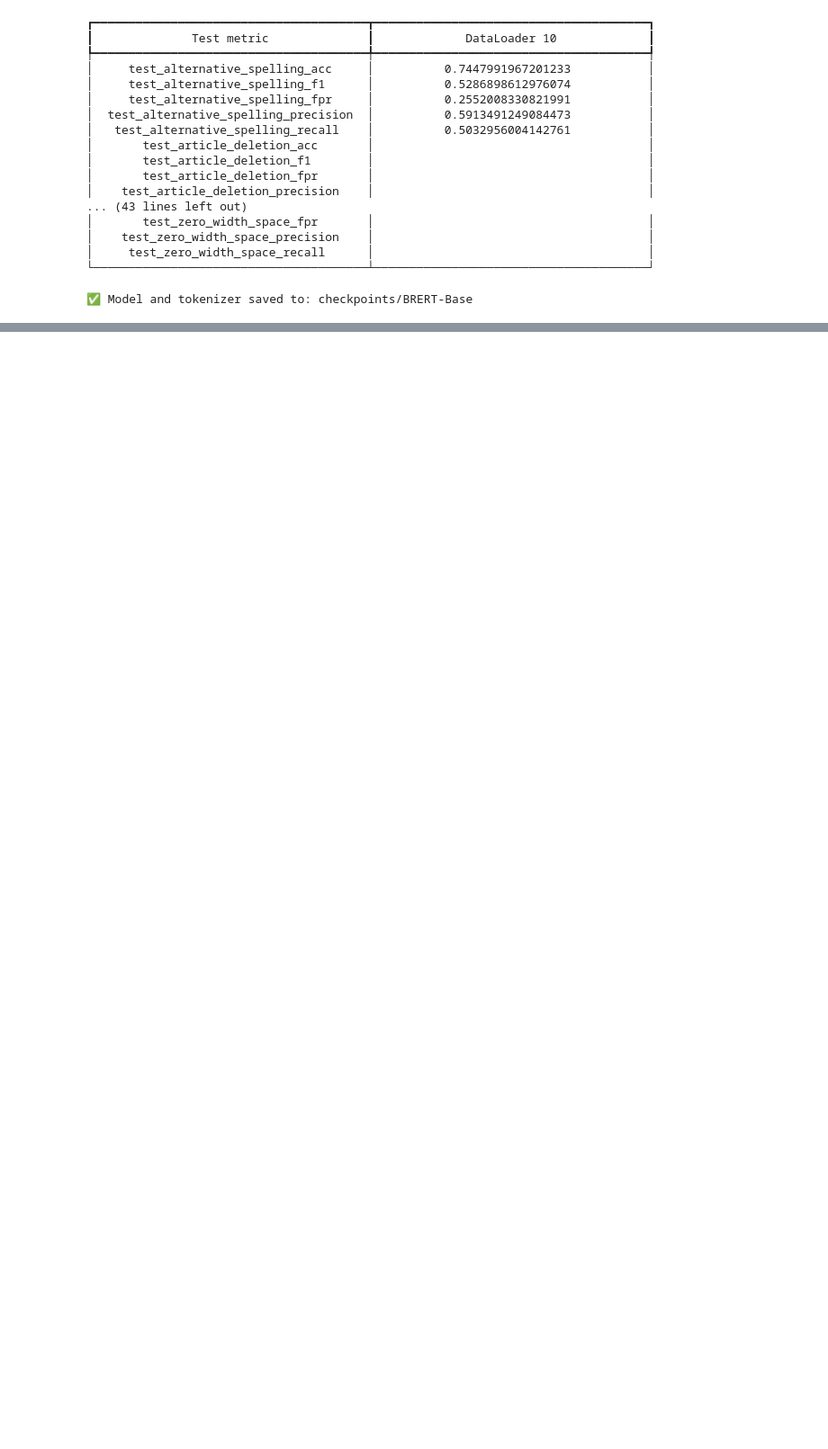
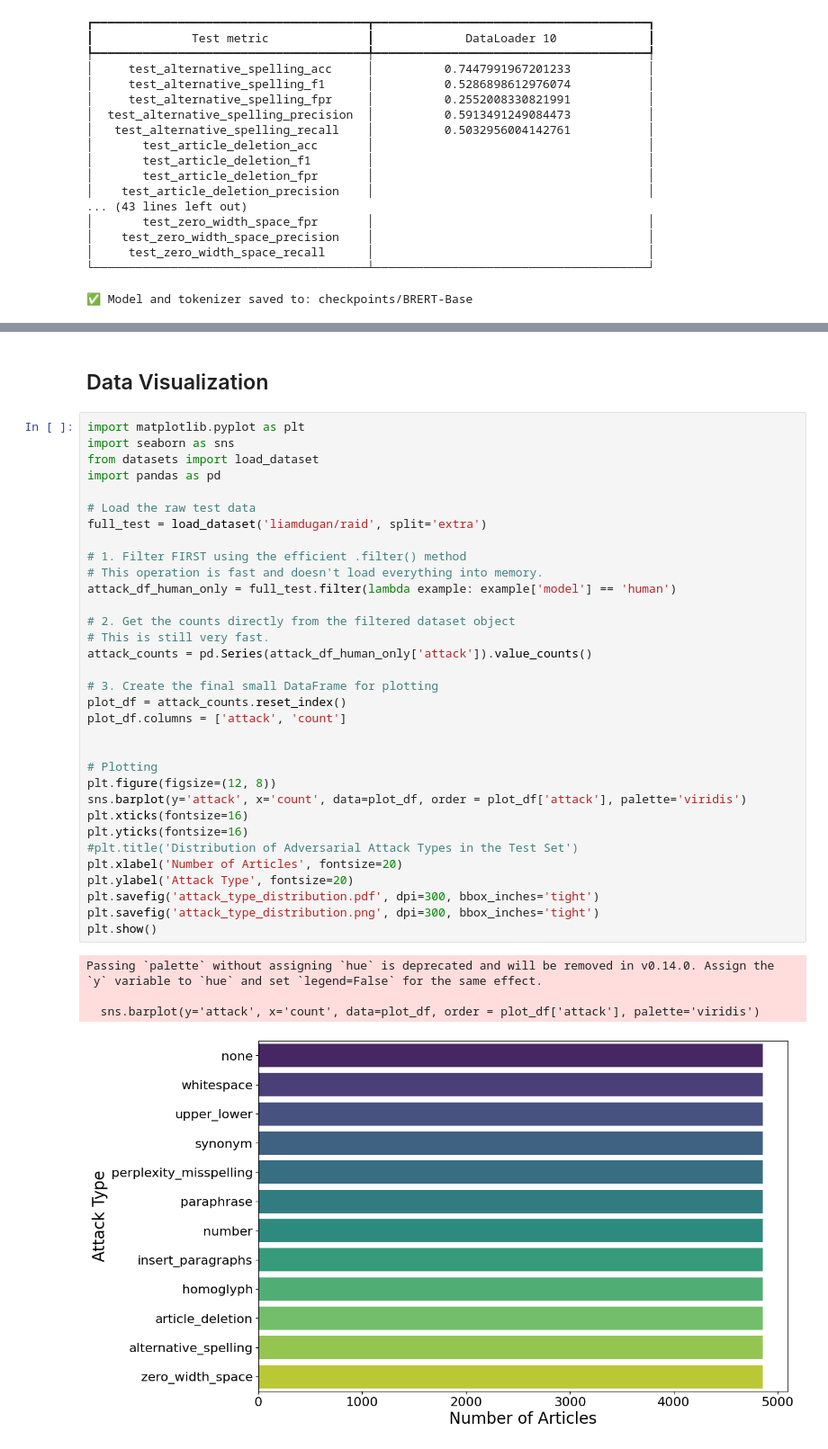
Before and after one commit to Kishor-Bhaumik/Data-Mining235, a Jupyter notebook: exp_bert_base.ipynb, the cells around one changed output, grey strips where cells are left out. Shown at 90% size. Drawn from its saved outputs; the diff is of its cells as text; blank space fills up the shorter version.

```diff
--- a/exp_bert_base.ipynb
+++ b/exp_bert_base.ipynb
@@ -693,0 +694,40 @@ LOCAL_RANK: 0 - CUDA_VISIBLE_DEVICES: [0,1]
+# %% [markdown]
+## Data Visualization
+# %%
+import matplotlib.pyplot as plt
+import seaborn as sns
+from datasets import load_dataset
+import pandas as pd
+
+# Load the raw test data
+full_test = load_dataset('liamdugan/raid', split='extra')
+
+# 1. Filter FIRST using the efficient .filter() method
+# This operation is fast and doesn't load everything into memory.
+attack_df_human_only = full_test.filter(lambda example: example['model'] == 'human')
+
+# 2. Get the counts directly from the filtered dataset object
+# This is still very fast.
+attack_counts = pd.Series(attack_df_human_only['attack']).value_counts()
+
+# 3. Create the final small DataFrame for plotting
+plot_df = attack_counts.reset_index()
+plot_df.columns = ['attack', 'count']
+
+
+# Plotting
+plt.figure(figsize=(12, 8))
+sns.barplot(y='attack', x='count', data=plot_df, order = plot_df['attack'], palette='viridis')
+plt.xticks(fontsize=16)
+plt.yticks(fontsize=16)
+#plt.title('Distribution of Adversarial Attack Types in the Test Set')
+plt.xlabel('Number of Articles', fontsize=20)
+plt.ylabel('Attack Type', fontsize=20)
+plt.savefig('attack_type_distribution.pdf', dpi=300, bbox_inches='tight')
+plt.savefig('attack_type_distribution.png', dpi=300, bbox_inches='tight')
+plt.show()
+# %% [output]
+Passing `palette` without assigning `hue` is deprecated and will be removed in v0.14.0. Assign the `y` variable to `hue` and set `legend=False` for the same effect.
+
+  sns.barplot(y='attack', x='count', data=plot_df, order = plot_df['attack'], palette='viridis')
+[figure, added]
```
Also changed, not shown: parts of 3 cells of this notebook.
